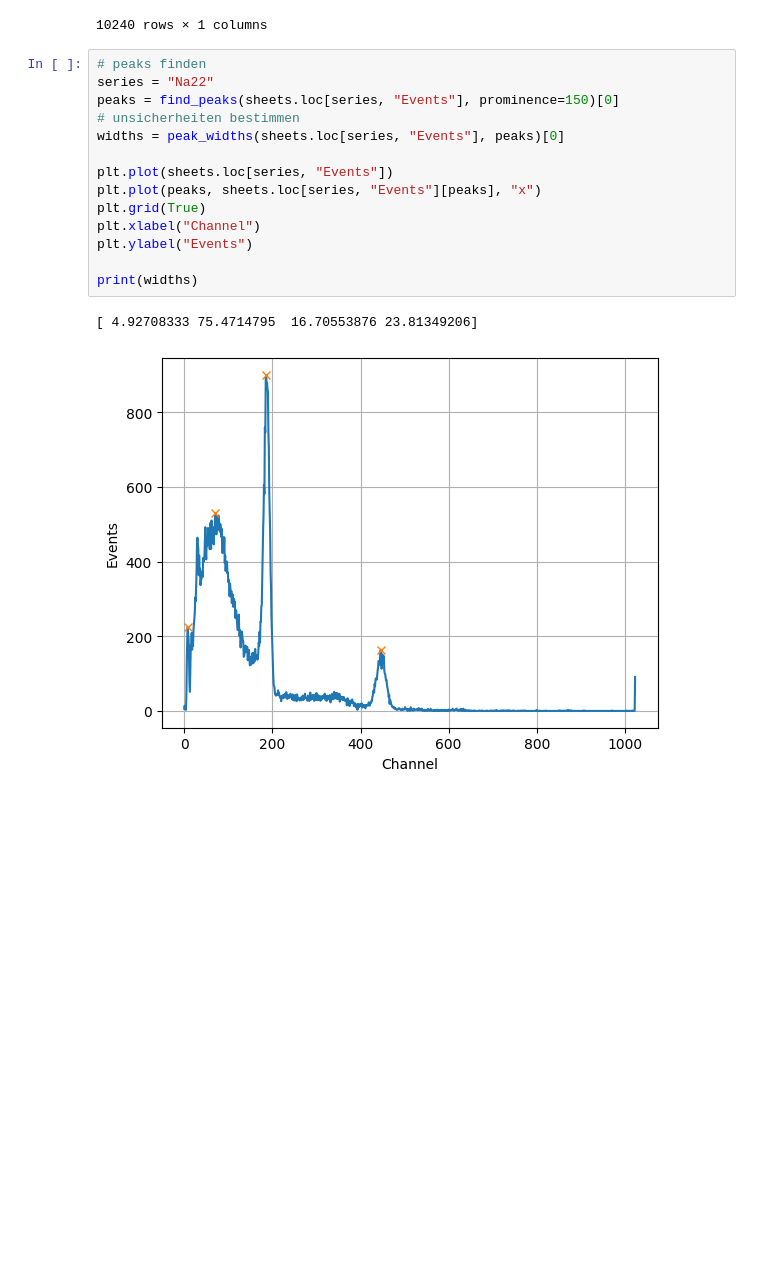
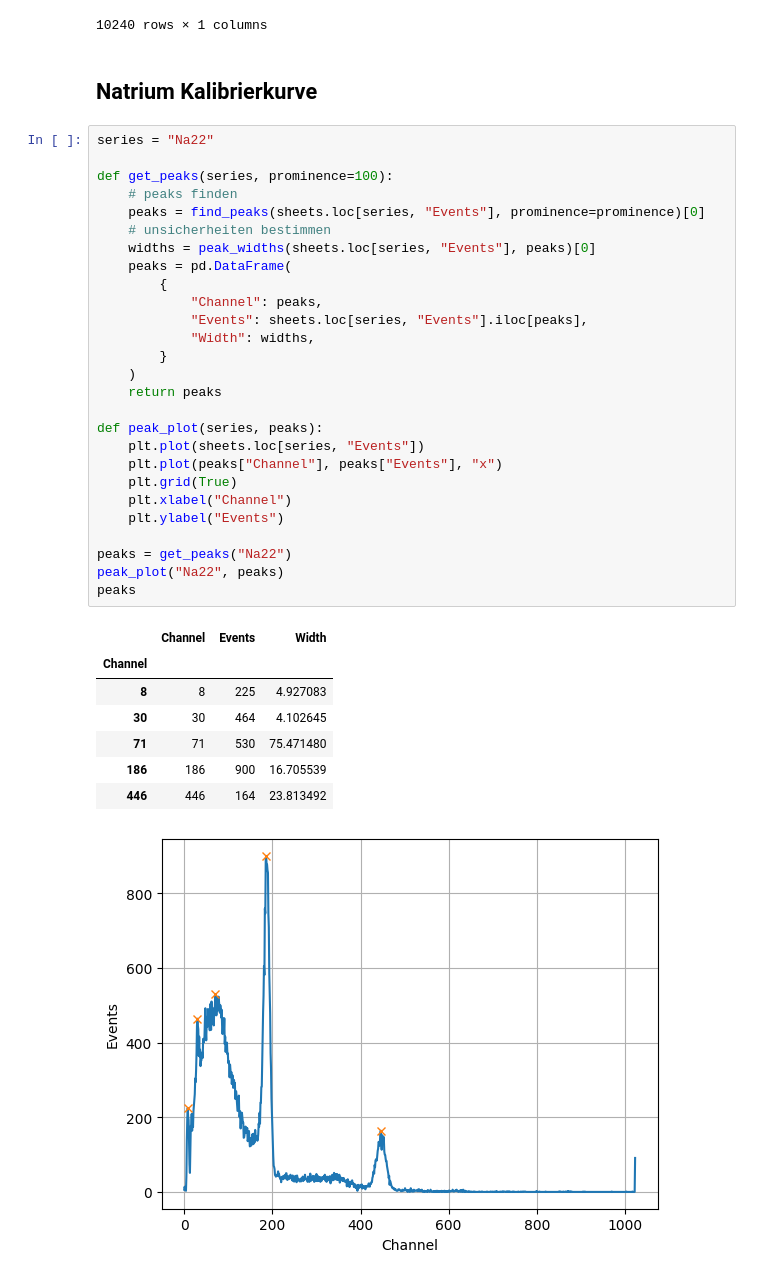
Before and after one commit to RombusBombus/AP3, a Jupyter notebook: RAD/RAD.ipynb, the cells around one changed output. Cells and saved outputs as stored; diff of their text form; blank space fills up the shorter version.

Commit message:
scheiss kalibrierkurve

```diff
--- a/RAD/RAD.ipynb
+++ b/RAD/RAD.ipynb
@@ -56,20 +56,41 @@ sheets
 |  | 1022 | 0 |
 |  | 1023 | 984 |
 10240 rows × 1 columns
+# %% [markdown]
+## Natrium Kalibrierkurve
 # %%
-# peaks finden
 series = "Na22"
-peaks = find_peaks(sheets.loc[series, "Events"], prominence=150)[0]
-# unsicherheiten bestimmen
-widths = peak_widths(sheets.loc[series, "Events"], peaks)[0]
 
-plt.plot(sheets.loc[series, "Events"])
-plt.plot(peaks, sheets.loc[series, "Events"][peaks], "x")
-plt.grid(True)
-plt.xlabel("Channel")
-plt.ylabel("Events")
+def get_peaks(series, prominence=100):
+    # peaks finden
+    peaks = find_peaks(sheets.loc[series, "Events"], prominence=prominence)[0]
+    # unsicherheiten bestimmen
+    widths = peak_widths(sheets.loc[series, "Events"], peaks)[0]
+    peaks = pd.DataFrame(
+        {
+            "Channel": peaks,
+            "Events": sheets.loc[series, "Events"].iloc[peaks],
+            "Width": widths,
+        }
+    )
+    return peaks
 
-print(widths)
+def peak_plot(series, peaks):
+    plt.plot(sheets.loc[series, "Events"])
+    plt.plot(peaks["Channel"], peaks["Events"], "x")
+    plt.grid(True)
+    plt.xlabel("Channel")
+    plt.ylabel("Events")
+
+peaks = get_peaks("Na22")
+peak_plot("Na22", peaks)
+peaks
 # %% [output]
-[ 4.92708333 75.4714795  16.70553876 23.81349206]
+|  | Channel | Events | Width |
+| Channel |  |  |  |
+| 8 | 8 | 225 | 4.927083 |
+| 30 | 30 | 464 | 4.102645 |
+| 71 | 71 | 530 | 75.471480 |
+| 186 | 186 | 900 | 16.705539 |
+| 446 | 446 | 164 | 23.813492 |
-[figure, old version]
+[figure, new version]
```
Also changed, not shown: parts of 4 cells of this notebook.
